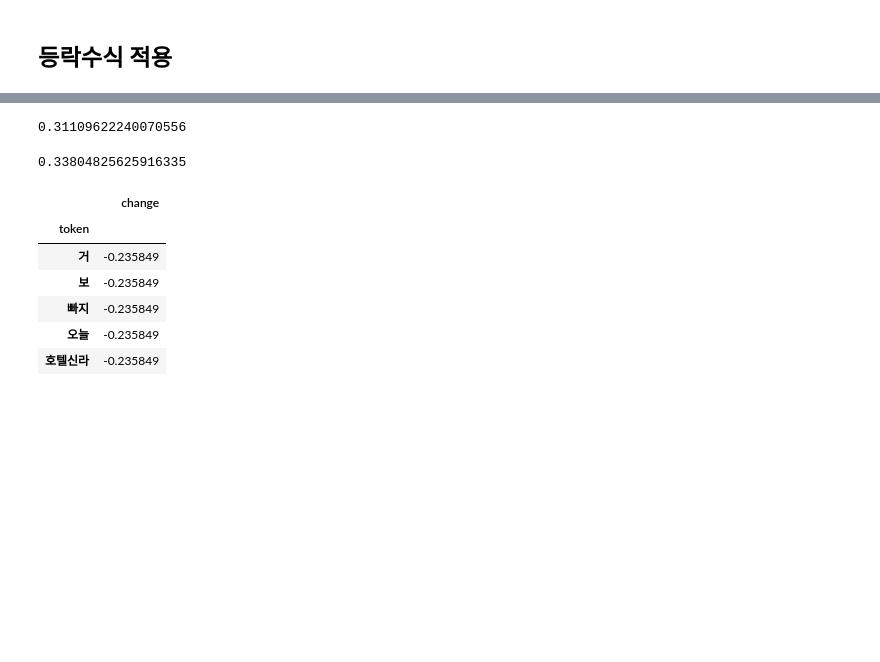
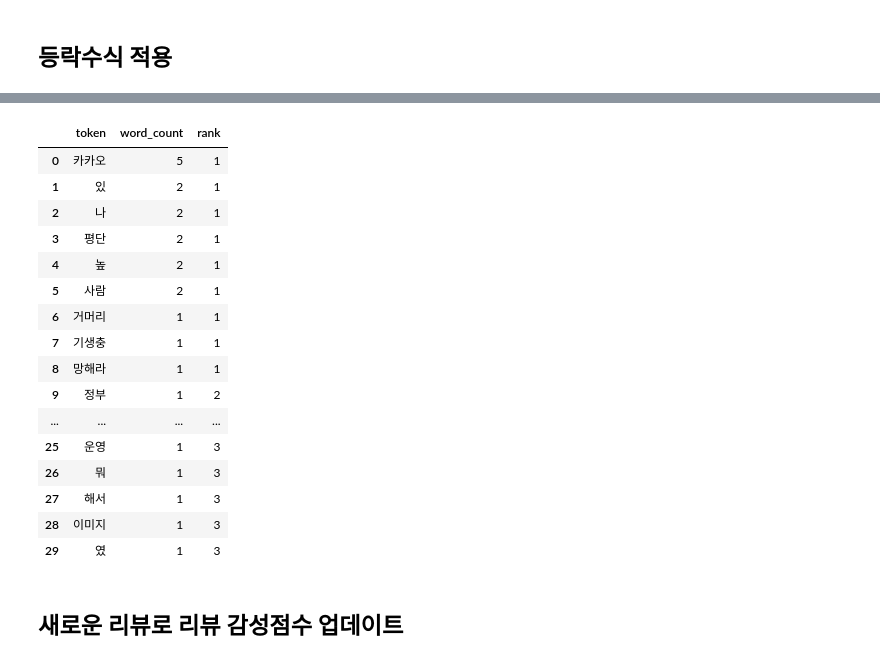
Before and after one commit to jayleenym/AYOA, a Jupyter notebook: 감성사전/감성사전만들기.ipynb, the cells around one changed output, grey strips where cells are left out. Drawn from its saved outputs; the diff is of its cells as text; code cells hidden in the pictures; blank space fills up the shorter version.

```diff
--- a/감성사전/감성사전만들기.ipynb
+++ b/감성사전/감성사전만들기.ipynb
@@ -169,3 +135,6 @@ DATA.to_pickle("./DATA.pkl")
+# %%
+# DATA.to_pickle("./DATA.pkl")
+DATA = pd.read_pickle("./DATA.pkl")
 # %%
 SENTIMENT = {}
 # %%
@@ -497,6 +320,7 @@ DATA.to_pickle("./DATA_change.pkl")
 ## 등락수식 적용
 # %%
 DATA = pd.read_pickle('./DATA_change.pkl')
+DATA.change = DATA.change / 100
 # %%
 # 종목별 분위 나누기
 TICKER = DATA.code.unique()
@@ -514,6 +331,7 @@ from collections import Counter
 for i in tqdm(range(len(DATA))):
     DATA.mecab[i] = [(w, DATA.change[i]) for w, _ in DATA.mecab[i]]
 # %%
-SENTIMENT = pickle.load(open('SENTIMENT_ver1.0.pkl', 'rb'))
+ST = pickle.load(open('SENTIMENT_ver1.0.pkl', 'rb'))
+SENTIMENT = ST.copy()
 # %%
 # 5분 단위 투자자 반응
@@ -545,19 +367,0 @@ for one in r3: SENTIMENT[one] = min(max(SENTIMENT[one] * (1 + max_r3 * token_df[
-# %%
-one = r1[0]
-SENTIMENT[one] * (1 + max_r1 * token_df[one])
-# %% [output]
-0.31109622240070556
-# %%
-SENTIMENT[one]
-# %% [output]
-0.33804825625916335
-# %%
-token_df =
-# %% [output]
-|  | change |
-| token |  |
-| 거 | -0.235849 |
-| 보 | -0.235849 |
-| 빠지 | -0.235849 |
-| 오늘 | -0.235849 |
-| 호텔신라 | -0.235849 |
@@ -563,0 +372,36 @@ token_df =
+# %%
+# 예시 캡쳐파일
+one_term = DATA[DATA.price_time == DATA.price_time.unique()[30]]
+tokens = one_term[one_term.code == '035720'].mecab.sum()
+        # print(t, tokens)
+# if (tokens == 0) or (len(tokens) == 0): continue
+
+word_count = Counter([i[0] for i in tokens]).most_common()
+# 분위 나누기
+r1 = [i[0] for i in word_count[:int(len(word_count) * .3)]]
+r2 = [i[0] for i in word_count[int(len(word_count) * .3):int(len(word_count) * .6)]]
+r3 = [i[0] for i in word_count[int(len(word_count) * .6):]]
+# %%
+# one_term[one_term.code == '035720']
+ex = pd.DataFrame(word_count, columns = ['token', 'word_count'])
+ex['rank'] = [1 for _ in range(int(len(word_count) * .3))] + [2 for _ in range(int(len(word_count) * .3),int(len(word_count) * .6))]\
+            + [3 for _ in range(int(int(len(word_count) * .4)))]
+ex
+# %% [output]
+|  | token | word_count | rank |
+| 0 | 카카오 | 5 | 1 |
+| 1 | 있 | 2 | 1 |
+| 2 | 나 | 2 | 1 |
+| 3 | 평단 | 2 | 1 |
+| 4 | 높 | 2 | 1 |
+| 5 | 사람 | 2 | 1 |
+| 6 | 거머리 | 1 | 1 |
+| 7 | 기생충 | 1 | 1 |
+| 8 | 망해라 | 1 | 1 |
+| 9 | 정부 | 1 | 2 |
+| ... | ... | ... | ... |
+| 25 | 운영 | 1 | 3 |
+| 26 | 뭐 | 1 | 3 |
+| 27 | 해서 | 1 | 3 |
+| 28 | 이미지 | 1 | 3 |
+| 29 | 였 | 1 | 3 |
@@ -563,0 +410,2 @@ token_df =
+# %% [markdown]
+## 새로운 리뷰로 리뷰 감성점수 업데이트
```
Also changed, not shown: parts of 47 cells of this notebook, 5 other files.
